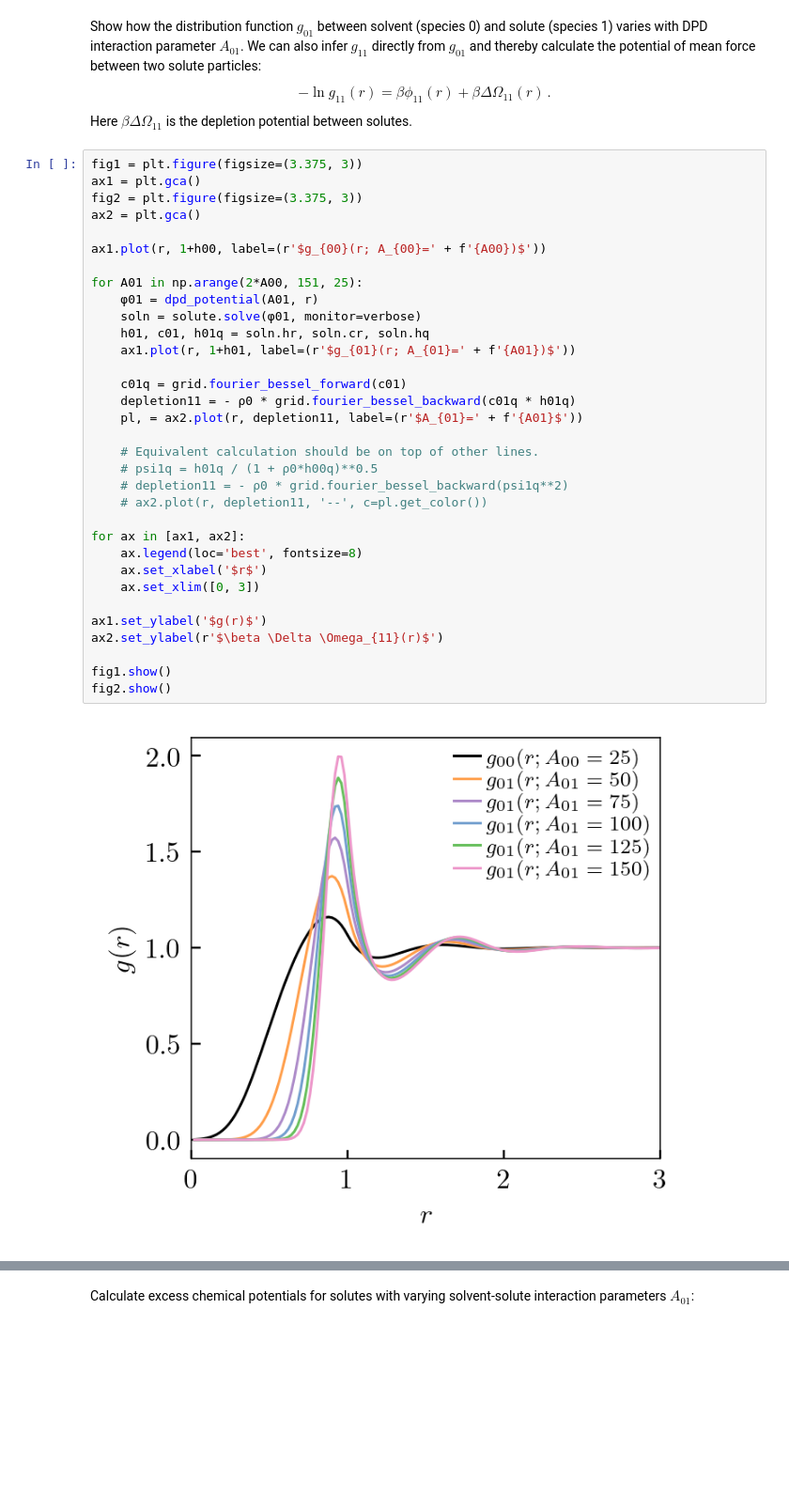
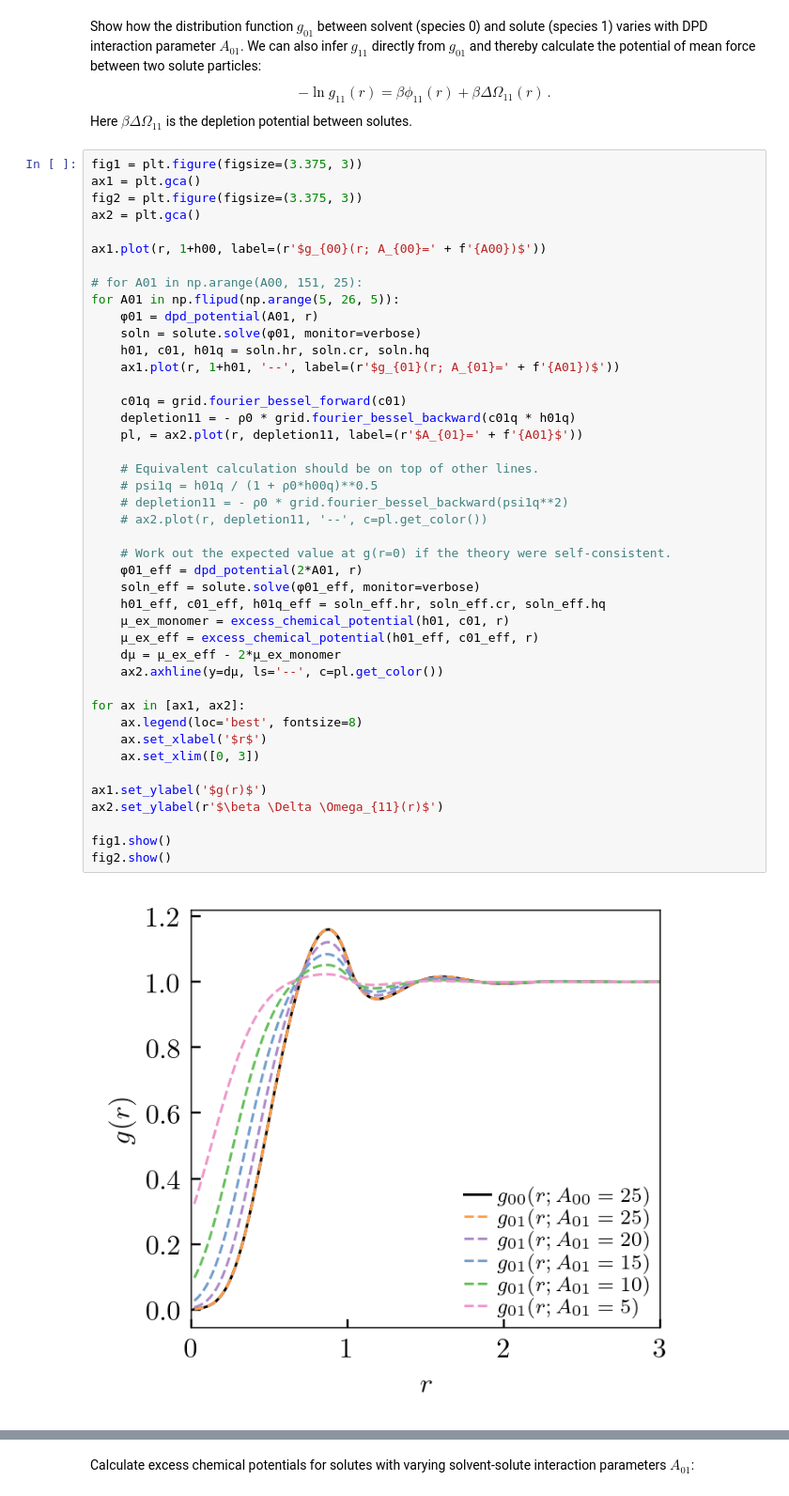
Before and after one commit to patrickbwarren/python3-HNC-solver, a Jupyter notebook: solute_demo.ipynb, the cells around one changed output, grey strips where cells are left out. Shown: that part at 94% size. Cells and saved outputs as stored; diff of their text form; blank space fills up the shorter version.

Commit message:
Work out expected value of g(r=0)

```diff
--- a/solute_demo.ipynb
+++ b/solute_demo.ipynb
@@ -146,33 +146,43 @@ fig1 = plt.figure(figsize=(3.375, 3))
 ax1 = plt.gca()
 fig2 = plt.figure(figsize=(3.375, 3))
 ax2 = plt.gca()
 
 ax1.plot(r, 1+h00, label=(r'$g_{00}(r; A_{00}=' + f'{A00})$'))
 
-for A01 in np.arange(2*A00, 151, 25):
+# for A01 in np.arange(A00, 151, 25):
+for A01 in np.flipud(np.arange(5, 26, 5)):
     φ01 = dpd_potential(A01, r)
     soln = solute.solve(φ01, monitor=verbose)
     h01, c01, h01q = soln.hr, soln.cr, soln.hq
-    ax1.plot(r, 1+h01, label=(r'$g_{01}(r; A_{01}=' + f'{A01})$'))
+    ax1.plot(r, 1+h01, '--', label=(r'$g_{01}(r; A_{01}=' + f'{A01})$'))
 
     c01q = grid.fourier_bessel_forward(c01)
     depletion11 = - ρ0 * grid.fourier_bessel_backward(c01q * h01q)
     pl, = ax2.plot(r, depletion11, label=(r'$A_{01}=' + f'{A01}$'))
 
     # Equivalent calculation should be on top of other lines.
     # psi1q = h01q / (1 + ρ0*h00q)**0.5
     # depletion11 = - ρ0 * grid.fourier_bessel_backward(psi1q**2)
     # ax2.plot(r, depletion11, '--', c=pl.get_color())
+
+    # Work out the expected value at g(r=0) if the theory were self-consistent.
+    φ01_eff = dpd_potential(2*A01, r)
+    soln_eff = solute.solve(φ01_eff, monitor=verbose)
+    h01_eff, c01_eff, h01q_eff = soln_eff.hr, soln_eff.cr, soln_eff.hq
+    μ_ex_monomer = excess_chemical_potential(h01, c01, r)
+    μ_ex_eff = excess_chemical_potential(h01_eff, c01_eff, r)
+    dμ = μ_ex_eff - 2*μ_ex_monomer
+    ax2.axhline(y=dμ, ls='--', c=pl.get_color())
 
 for ax in [ax1, ax2]:
     ax.legend(loc='best', fontsize=8)
     ax.set_xlabel('$r$')
     ax.set_xlim([0, 3])
 
 ax1.set_ylabel('$g(r)$')
 ax2.set_ylabel(r'$\beta \Delta \Omega_{11}(r)$')
 
 fig1.show()
 fig2.show()
 # %% [output]
-[figure, old version]
+[figure, new version]
```
Also changed, not shown: parts of 1 cell of this notebook.
